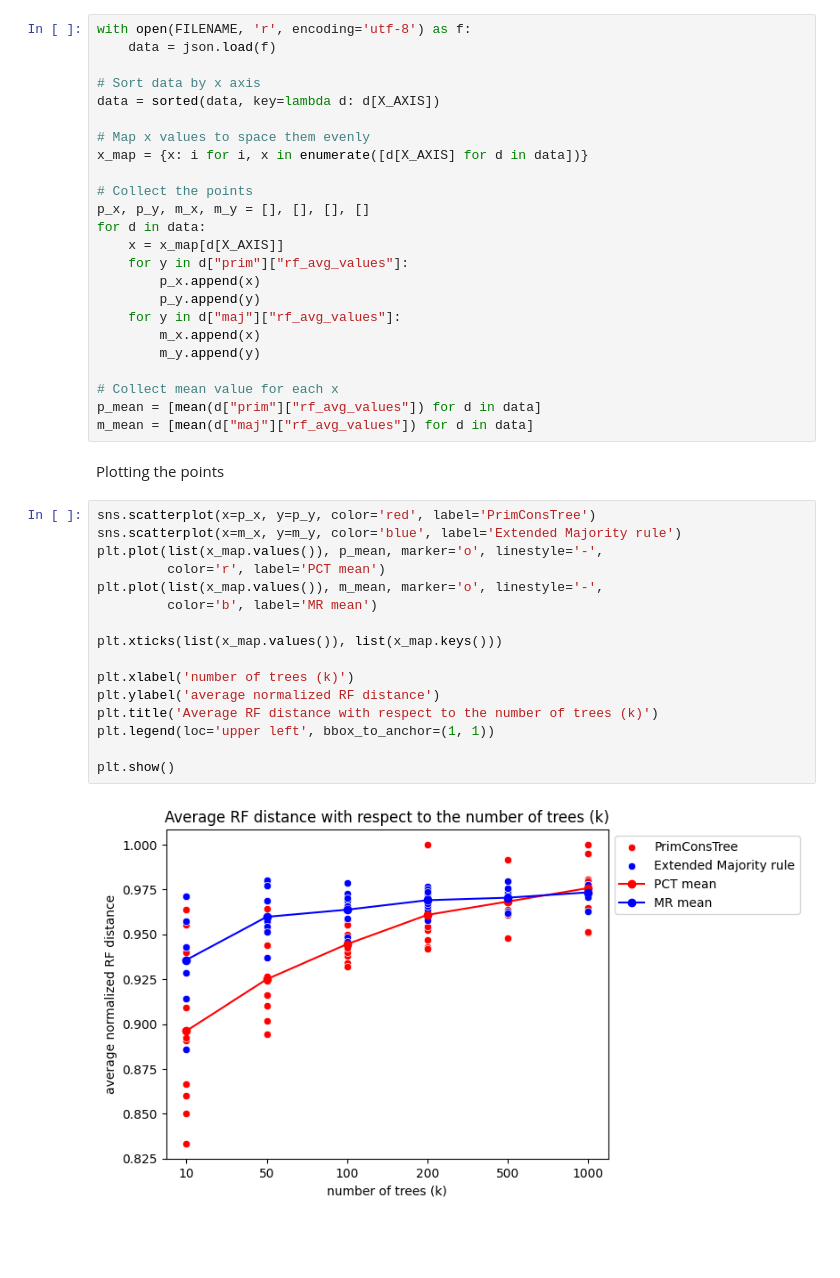
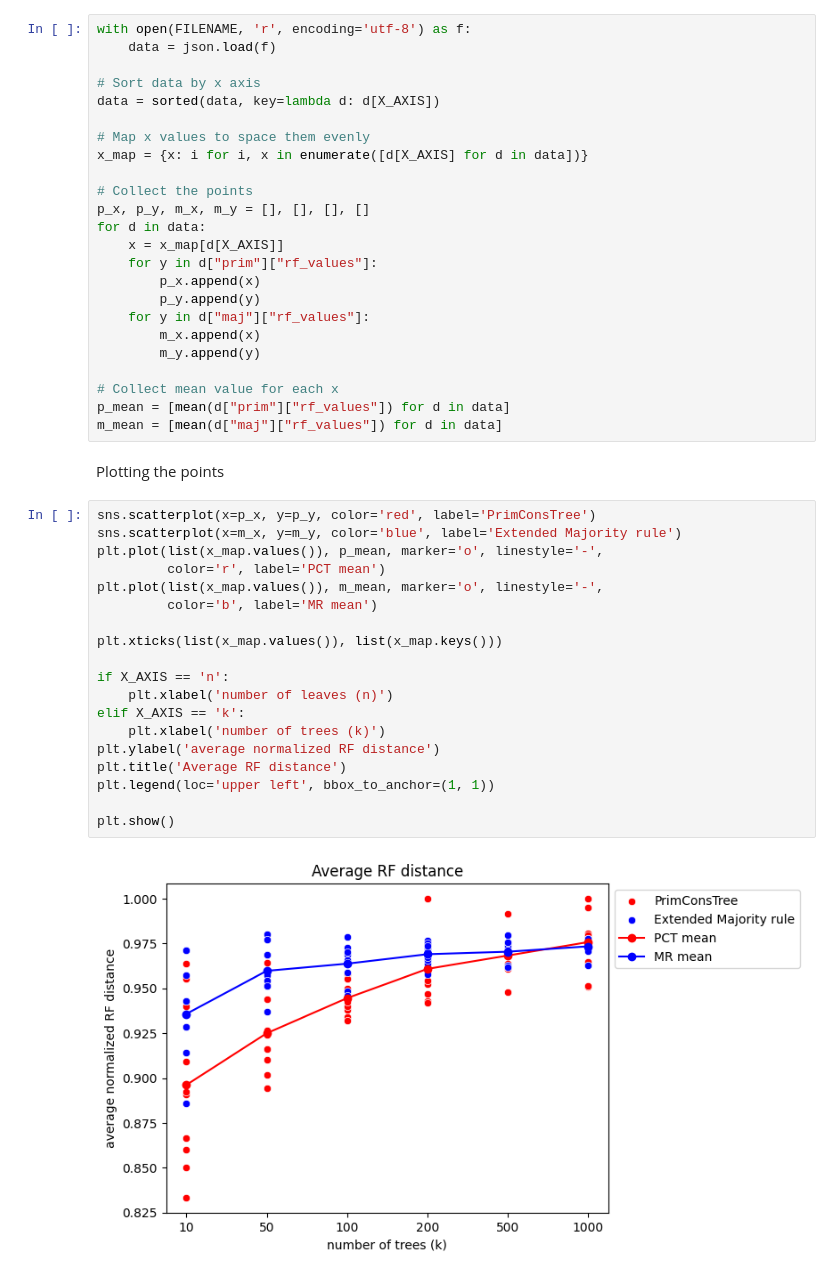
Before and after one commit to tahiri-lab/PrismTree, a Jupyter notebook: scripts/evaluate.ipynb, the cells around one changed output. Drawn from its saved outputs; the diff is of its cells as text; blank space fills up the shorter version.

```diff
--- a/scripts/evaluate.ipynb
+++ b/scripts/evaluate.ipynb
@@ -23,33 +23,36 @@ x_map = {x: i for i, x in enumerate([d[X_AXIS] for d in data])}
 p_x, p_y, m_x, m_y = [], [], [], []
 for d in data:
     x = x_map[d[X_AXIS]]
-    for y in d["prim"]["rf_avg_values"]:
+    for y in d["prim"]["rf_values"]:
         p_x.append(x)
         p_y.append(y)
-    for y in d["maj"]["rf_avg_values"]:
+    for y in d["maj"]["rf_values"]:
         m_x.append(x)
         m_y.append(y)
 
 # Collect mean value for each x
-p_mean = [mean(d["prim"]["rf_avg_values"]) for d in data]
-m_mean = [mean(d["maj"]["rf_avg_values"]) for d in data]
+p_mean = [mean(d["prim"]["rf_values"]) for d in data]
+m_mean = [mean(d["maj"]["rf_values"]) for d in data]
 # %% [markdown]
 Plotting the points
 # %%
 sns.scatterplot(x=p_x, y=p_y, color='red', label='PrimConsTree')
 sns.scatterplot(x=m_x, y=m_y, color='blue', label='Extended Majority rule')
 plt.plot(list(x_map.values()), p_mean, marker='o', linestyle='-',
          color='r', label='PCT mean')
 plt.plot(list(x_map.values()), m_mean, marker='o', linestyle='-',
          color='b', label='MR mean')
 
 plt.xticks(list(x_map.values()), list(x_map.keys()))
 
-plt.xlabel('number of trees (k)')
+if X_AXIS == 'n':
+    plt.xlabel('number of leaves (n)')
+elif X_AXIS == 'k':
+    plt.xlabel('number of trees (k)')
 plt.ylabel('average normalized RF distance')
-plt.title('Average RF distance with respect to the number of trees (k)')
+plt.title('Average RF distance')
 plt.legend(loc='upper left', bbox_to_anchor=(1, 1))
 
 plt.show()
 # %% [output]
-[figure, old version]
+[figure, new version]
```
Also changed, not shown: parts of 3 cells of this notebook, 9 other files.
